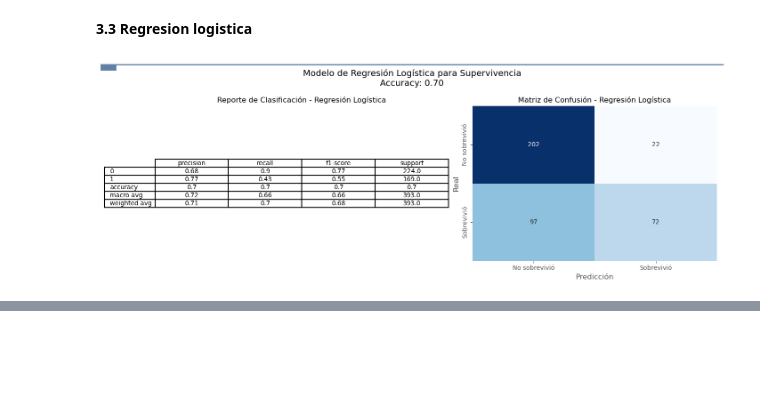
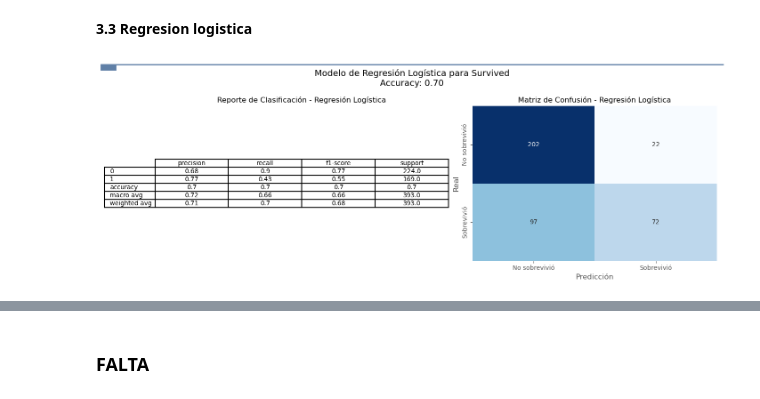
Before and after one commit to csolis97/Machine-Learning, a Jupyter notebook: Scripts/Machine_Learning_Supervisado_N3.ipynb, the cells around one changed output, grey strips where cells are left out. Drawn from its saved outputs; the diff is of its cells as text; code cells hidden in the pictures; blank space fills up the shorter version.

```diff
--- a/Scripts/Machine_Learning_Supervisado_N3.ipynb
+++ b/Scripts/Machine_Learning_Supervisado_N3.ipynb
@@ -451,60 +440,41 @@ plt.show()
 # %% [markdown]
 **3.3 Regresion logistica**
 # %%
-import pandas as pd
-import matplotlib.pyplot as plt
-import seaborn as sns
-from sklearn.model_selection import train_test_split
-from sklearn.linear_model import LogisticRegression
-from sklearn.metrics import accuracy_score, classification_report, confusion_matrix
-
-# Variable objetivo
-y = df_titanic['survived']
-
-# Filtrar el DataFrame para el modelo
-df_titanic_filtered = df_titanic.select_dtypes(include=['bool', 'float64'])
-
-# Dividir los datos
-X_train, X_test, y_train, y_test = train_test_split(df_titanic_filtered, y, test_size=0.3, random_state=42)
-
-### Desarrollo del modelo de Regresión Logística
-
-# Declaración y entrenamiento del modelo
+# Desarrollo del modelo de Regresión Logística
+# Declaración, entrenamiento, predicción y metricas del modelo
 logreg_model = LogisticRegression(max_iter=1000)
 logreg_model.fit(X_train, y_train)
-
-# Predecir y calcular métricas
 y_pred_logreg = logreg_model.predict(X_test)
 accuracy_logreg = accuracy_score(y_test, y_pred_logreg)
 conf_matrix_logreg = confusion_matrix(y_test, y_pred_logreg)
 report_df_logreg = pd.DataFrame(classification_report(y_test, y_pred_logreg, output_dict=True)).transpose().round(2)
 
 # Resultados Regresión Logística
 fig, ax = plt.subplots(1, 2, figsize=(14, 5))
-fig.suptitle(f'Modelo de Regresión Logística para Supervivencia\nAccuracy: {accuracy_logreg:.2f}', fontsize=14)
+fig.suptitle(f'Modelo de Regresión Logística para Survived\nAccuracy: {accuracy_logreg:.2f}', fontsize=14)
 fig.add_artist(lines.Line2D([0, 1], [1, 1], lw=2, color='#6080A7', solid_capstyle="butt"))
 fig.add_artist(patches.Rectangle((0, 0.975), 0.025, 0.025, color='#6080A7'))
 # Reporte de clasificación
 ax[0].set_title("Reporte de Clasificación - Regresión Logística", fontsize=12)
 ax[0].axis('off')
 table_logreg = ax[0].table(cellText=report_df_logreg.values, colLabels=report_df_logreg.columns, rowLabels=report_df_logreg.index, cellLoc='center', loc='center', edges='BRTL')
 table_logreg.auto_set_font_size(False)
 table_logreg.set_fontsize(10)
 table_logreg.scale(1.2, 1.2)
 for key, cell in table_logreg.get_celld().items():
     cell.set_linewidth(1.5)
 
 # Matriz de confusión
 sns.heatmap(conf_matrix_logreg, annot=True, fmt="d", cmap="Blues", ax=ax[1], cbar=False,
             xticklabels=['No sobrevivió', 'Sobrevivió'], yticklabels=['No sobrevivió', 'Sobrevivió'])
 ax[1].set_title("Matriz de Confusión - Regresión Logística", fontsize=12)
 ax[1].set_xlabel("Predicción")
 ax[1].set_ylabel("Real")
 
 plt.tight_layout()
 plt.show()
 # %% [output]
-[figure, old version]
+[figure, new version]
 # %% [markdown]
 **3.4 Conclusiones**
 
@@ -533,3 +502,5 @@ En términos generales, la regresión logística no solo ofrece un mejor rendimi
 
 **Recomendación**
 Para este conjunto de datos, se recomienda utilizar el modelo de regresión logística debido a su mejor desempeño general y menor tasa de errores en la predicción de la supervivencia de los pasajeros.
+# %% [markdown]
+### FALTA ###
```
Also changed, not shown: parts of 4 cells of this notebook.
